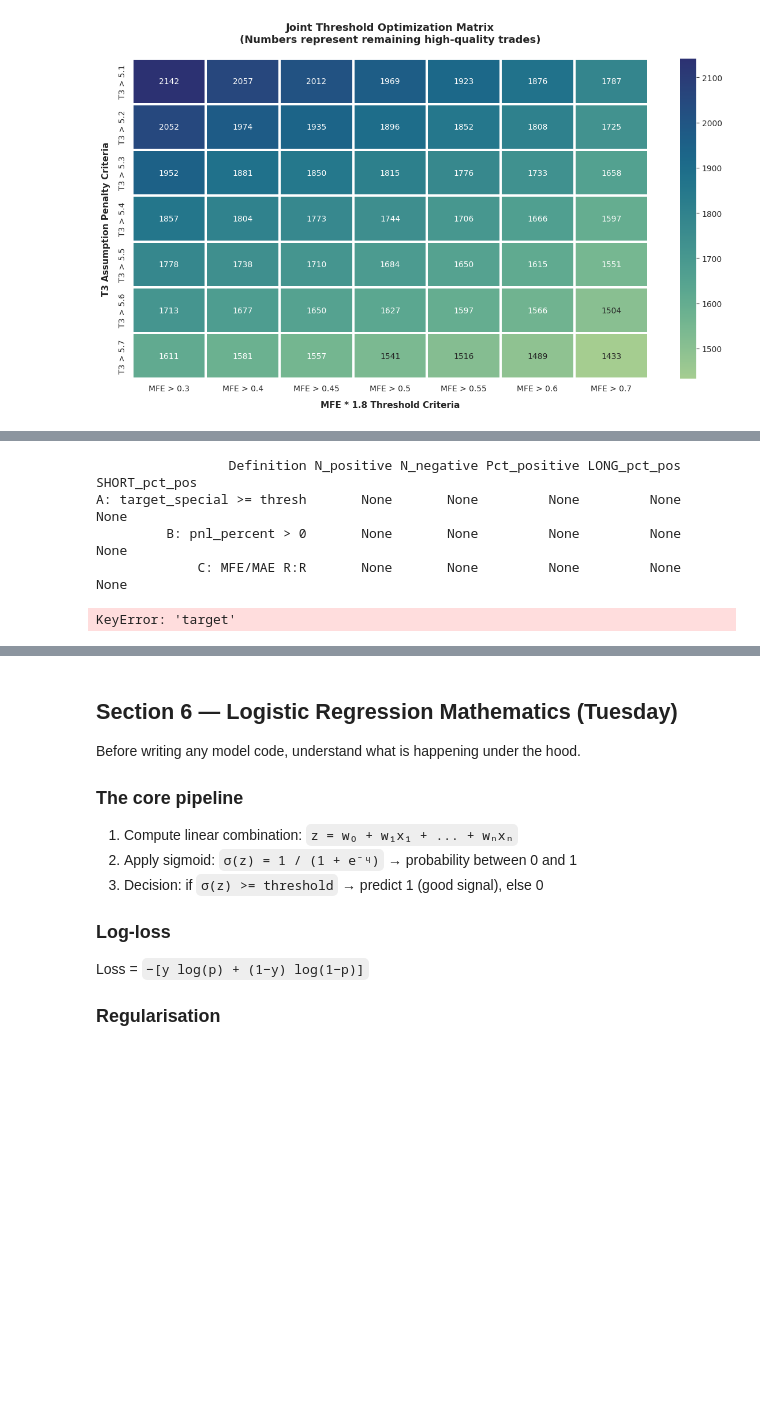
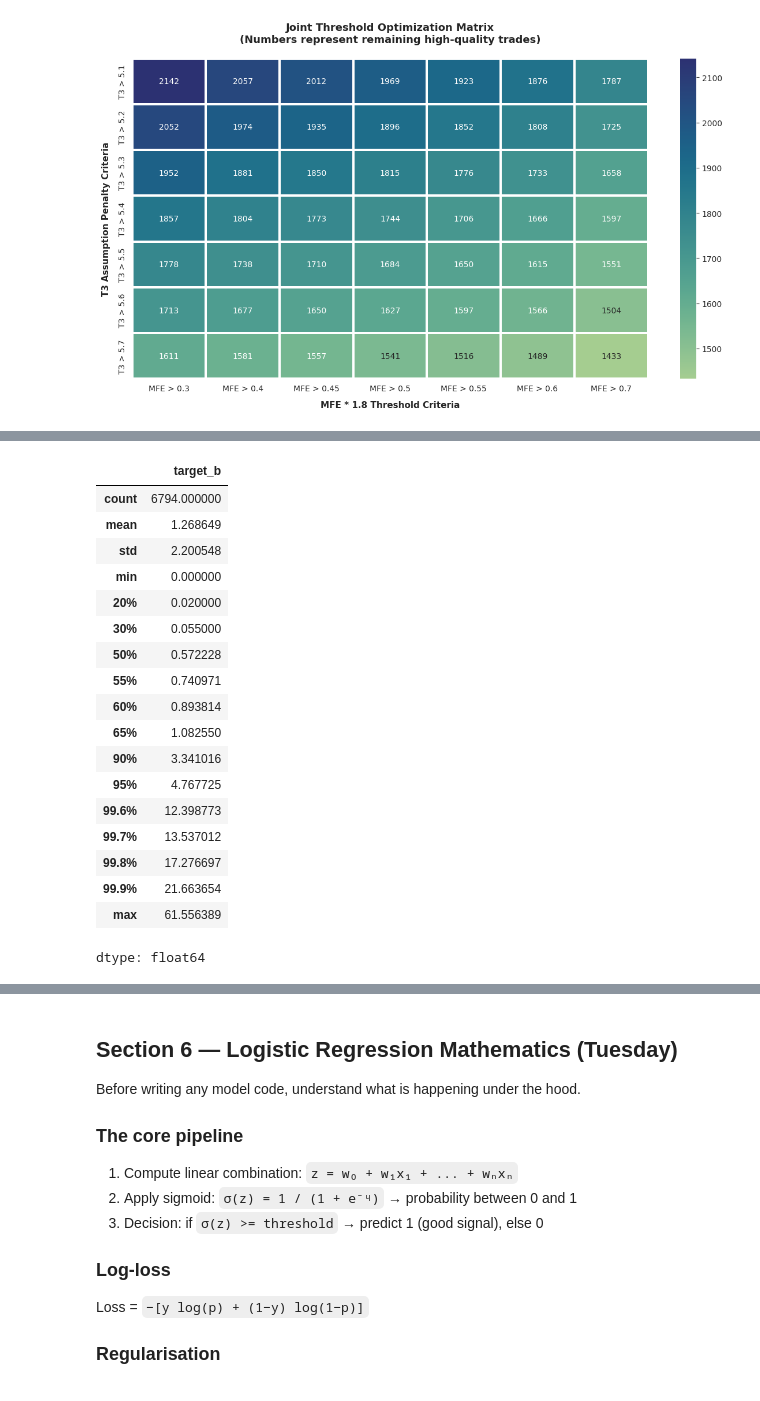
Before and after one commit to Jeshurun-B/EMA-optimizer-pipeline-v2, a Jupyter notebook: coolab_notebooks/week2_logistic_regression v2.ipynb, the cells around one changed output, grey strips where cells are left out. Saved outputs shown, nothing was run; the diff lists cells and outputs as text; code cells hidden in the pictures; blank space fills up the shorter version.

```diff
--- a/coolab_notebooks/week2_logistic_regression v2.ipynb
+++ b/coolab_notebooks/week2_logistic_regression v2.ipynb
@@ -801,48 +608,22 @@ Definition C: mfe >= None AND mae >= None
-# %%
-# ============================================================
-# CLASS BALANCE COMPARISON TABLE
-# ============================================================
-# TODO: Fill in actual numbers after computing each definition above.
-
-balance_summary = pd.DataFrame({
-    'Definition':    ['A: target_special >= thresh', 'B: pnl_percent > 0', 'C: MFE/MAE R:R'],
-    'N_positive':    [None, None, None],   # TODO
-    'N_negative':    [None, None, None],   # TODO
-    'Pct_positive':  [None, None, None],   # TODO
-    'LONG_pct_pos':  [None, None, None],   # TODO
-    'SHORT_pct_pos': [None, None, None],   # TODO
-})
-print(balance_summary.to_string(index=False))
-
-# TODO: Write in a comment which definition you are choosing and WHY.
-# Hint: think about FP cost (entering a bad trade) vs FN cost (missing a good one).
-# For a live trading system with real capital, which error is more expensive?
-# %% [output]
-                 Definition N_positive N_negative Pct_positive LONG_pct_pos SHORT_pct_pos
-A: target_special >= thresh       None       None         None         None          None
-         B: pnl_percent > 0       None       None         None         None          None
-             C: MFE/MAE R:R       None       None         None         None          None
-# %%
-# ============================================================
-# LOCK IN YOUR TARGET + COMPUTE BAYES PRIOR
-# ============================================================
-# TODO: Set df['target'] = df['target_X']  (replace X with your chosen definition)
-
-TARGET_BINARY = 'target'
-
-prior_pos = df[TARGET_BINARY].mean()
-print(f'Prior P(good signal) = {prior_pos:.3f}  ({prior_pos*100:.1f}%)')
-print(f'Prior P(bad signal)  = {1-prior_pos:.3f}  ({(1-prior_pos)*100:.1f}%)')
-print()
-print(f'Dumb baseline accuracy (always predict majority): {max(prior_pos, 1-prior_pos):.3f}')
-print('Your model must beat this to be worth anything.')
-
-# TODO: Conditional probability exercise
-# Calculate P(good signal | ADX > 25)  vs  P(good signal | ADX <= 25)
-# Does high ADX make a good signal more or less likely on your data?
-# p_good_adx_high = df[df['adx_ltf'] > 25][TARGET_BINARY].mean()
-# p_good_adx_low  = df[df['adx_ltf'] <= 25][TARGET_BINARY].mean()
-print('P(good | ADX > 25):  TODO')
-print('P(good | ADX <= 25): TODO')
-# %% [output]
-KeyError: 'target'
+# %%
+display((df['target_b']).describe(percentiles = [0.2,0.3,0.5,0.55,0.6,0.65,0.9,0.95,0.996, 0.997, 0.998, 0.999]))
+# %% [output]
+|  | target_b |
+| count | 6794.000000 |
+| mean | 1.268649 |
+| std | 2.200548 |
+| min | 0.000000 |
+| 20% | 0.020000 |
+| 30% | 0.055000 |
+| 50% | 0.572228 |
+| 55% | 0.740971 |
+| 60% | 0.893814 |
+| 65% | 1.082550 |
+| 90% | 3.341016 |
+| 95% | 4.767725 |
+| 99.6% | 12.398773 |
+| 99.7% | 13.537012 |
+| 99.8% | 17.276697 |
+| 99.9% | 21.663654 |
+| max | 61.556389 |
+dtype: float64
```
Also changed, not shown: parts of 13 cells of this notebook.
